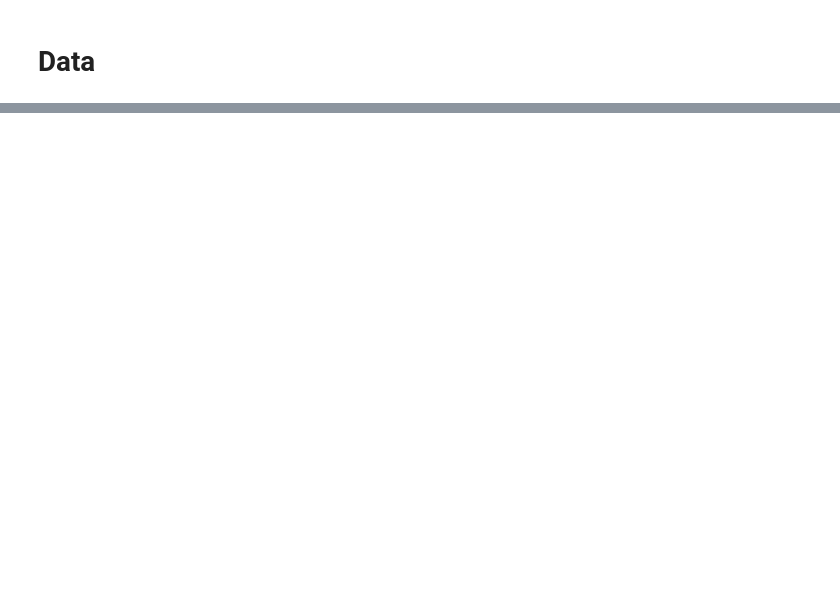
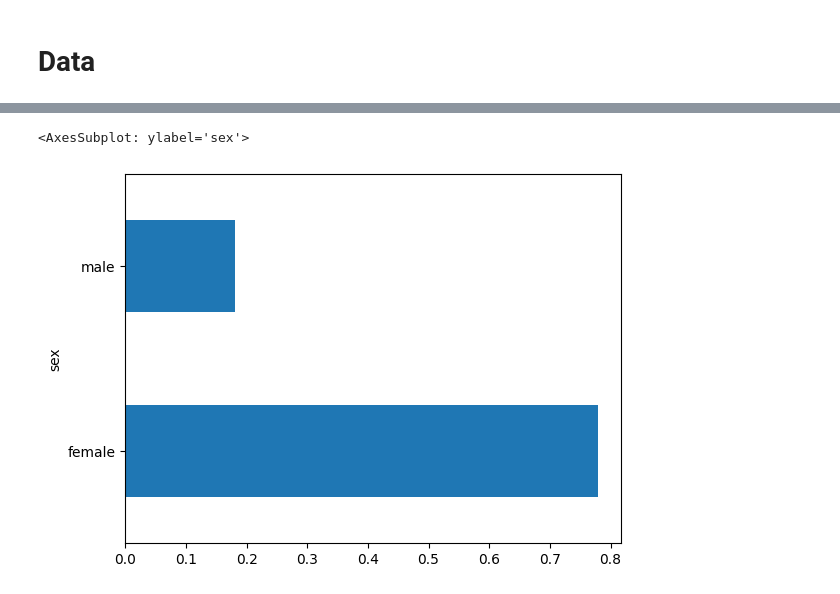
Before and after one commit to Edgaus/Python, a Jupyter notebook: Notes/Machine Learning/Core Learning Algorithms.ipynb, the cells around one changed output, grey strips where cells are left out. Cells and saved outputs as stored; diff of their text form; code cells hidden in the pictures; blank space fills up the shorter version.

```diff
--- a/Notes/Machine Learning/Core Learning Algorithms.ipynb
+++ b/Notes/Machine Learning/Core Learning Algorithms.ipynb
@@ -52,0 +146,5 @@ dfeval = pd.read_csv('https://storage.googleapis.com/tf-datasets/titanic/eval.cs
+# %%
+pd.concat( [dftrain, ytrain], axis=1 ).groupby('sex').survived.mean().plot( kind= 'barh')
+# %% [output]
+<AxesSubplot: ylabel='sex'>
+[figure, added]
```
Also changed, not shown: parts of 18 cells of this notebook.
